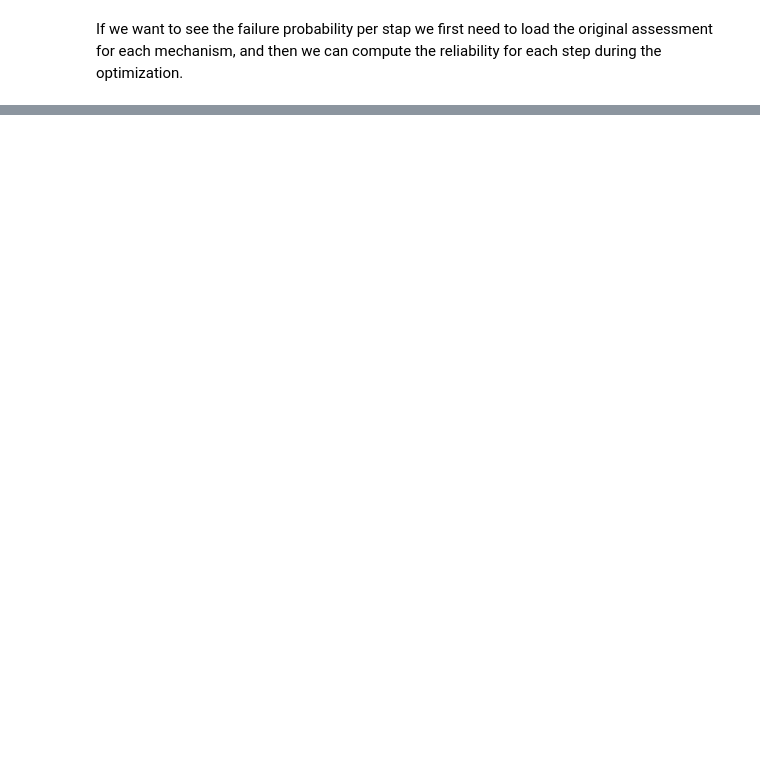
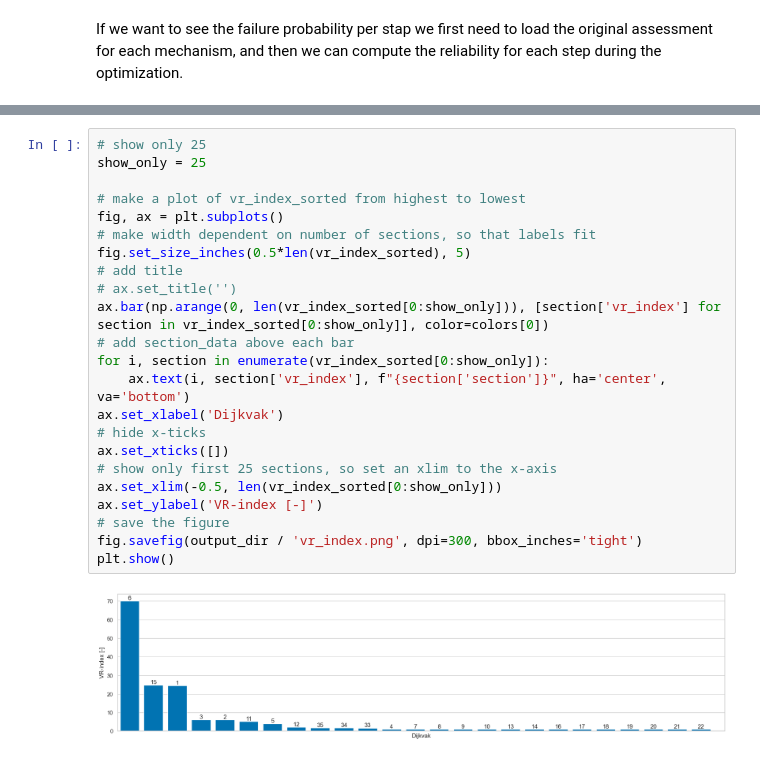
Before and after one commit to Deltares/VRSuiteUtils, a Jupyter notebook: postprocessing/notebook_sort_by_failure_prob.ipynb, the cells around one changed output, grey strips where cells are left out. Drawn from its saved outputs; the diff is of its cells as text; blank space fills up the shorter version.

```diff
--- a/postprocessing/notebook_sort_by_failure_prob.ipynb
+++ b/postprocessing/notebook_sort_by_failure_prob.ipynb
@@ -212,0 +396,25 @@ plt.show()
+# %%
+# show only 25
+show_only = 25
+
+# make a plot of vr_index_sorted from highest to lowest
+fig, ax = plt.subplots()
+# make width dependent on number of sections, so that labels fit
+fig.set_size_inches(0.5*len(vr_index_sorted), 5)
+# add title
+# ax.set_title('')
+ax.bar(np.arange(0, len(vr_index_sorted[0:show_only])), [section['vr_index'] for section in vr_index_sorted[0:show_only]], color=colors[0])
+# add section_data above each bar
+for i, section in enumerate(vr_index_sorted[0:show_only]):
+    ax.text(i, section['vr_index'], f"{section['section']}", ha='center', va='bottom')
+ax.set_xlabel('Dijkvak')
+# hide x-ticks
+ax.set_xticks([])
+# show only first 25 sections, so set an xlim to the x-axis
+ax.set_xlim(-0.5, len(vr_index_sorted[0:show_only]))
+ax.set_ylabel('VR-index [-]')
+# save the figure
+fig.savefig(output_dir / 'vr_index.png', dpi=300, bbox_inches='tight')
+plt.show()
+# %% [output]
+[figure, added]
```
Also changed, not shown: parts of 16 cells of this notebook, 1 other file.
